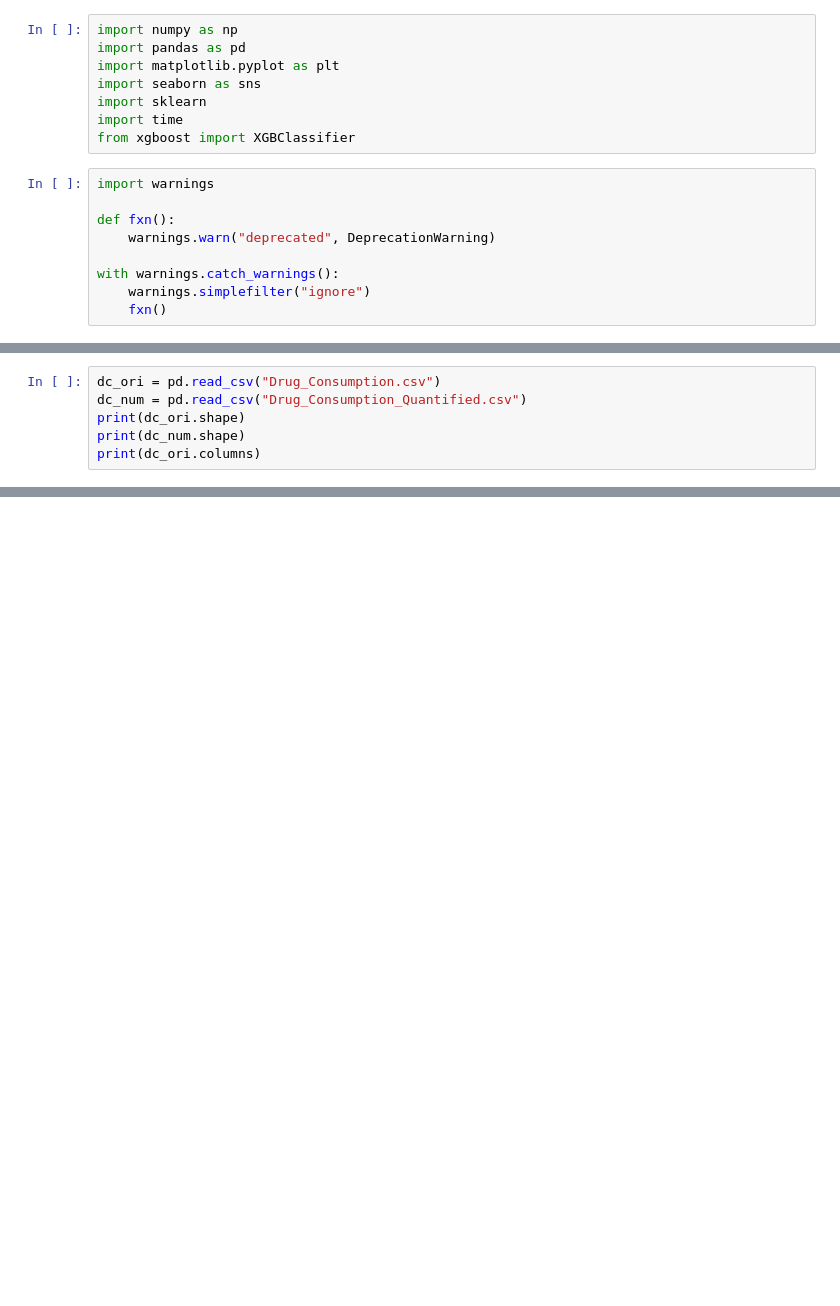
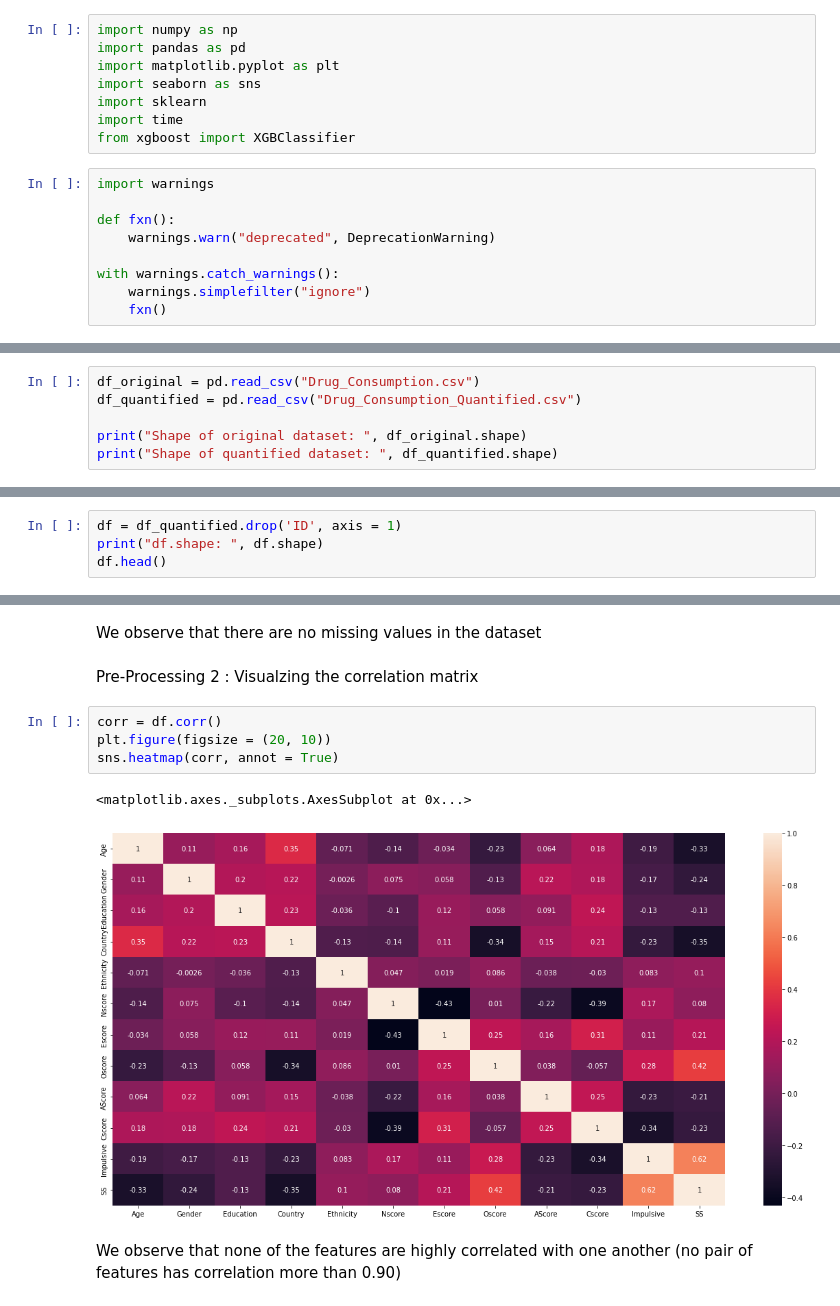
Before and after one commit to zjw548/AML_proj_24, a Jupyter notebook: AML_24_drug_consumption.ipynb, the cells around one changed output, grey strips where cells are left out. Saved outputs shown, nothing was run; the diff lists cells and outputs as text; blank space fills up the shorter version.

Commit message:
Data Pre-Processing
* Checked for missing data
* Visualized Correlation Matrix
* Created subset of dataset (for 12 out of 18 drugs) for 7 class classification

```diff
--- a/AML_24_drug_consumption.ipynb
+++ b/AML_24_drug_consumption.ipynb
@@ -18,7 +20,7 @@ with warnings.catch_warnings():
 # %%
-dc_ori = pd.read_csv("Drug_Consumption.csv")
-dc_num = pd.read_csv("Drug_Consumption_Quantified.csv")
-print(dc_ori.shape)
-print(dc_num.shape)
-print(dc_ori.columns)
+df_original = pd.read_csv("Drug_Consumption.csv")
+df_quantified = pd.read_csv("Drug_Consumption_Quantified.csv")
+
+print("Shape of original dataset: ", df_original.shape)
+print("Shape of quantified dataset: ", df_quantified.shape)
 # %% [output]
@@ -32,0 +51,4 @@ Index(['ID', 'Age', 'Gender', 'Education', 'Country', 'Ethnicity', 'Nscore',
+# %%
+df = df_quantified.drop('ID', axis = 1)
+print("df.shape: ", df.shape)
+df.head()
@@ -32,0 +89,13 @@ Index(['ID', 'Age', 'Gender', 'Education', 'Country', 'Ethnicity', 'Nscore',
+# %% [markdown]
+We observe that there are no missing values in the dataset
+# %% [markdown]
+Pre-Processing 2 : Visualzing the correlation matrix
+# %%
+corr = df.corr()
+plt.figure(figsize = (20, 10))
+sns.heatmap(corr, annot = True)
+# %% [output]
+<matplotlib.axes._subplots.AxesSubplot at 0x...>
+[figure, added]
+# %% [markdown]
+We observe that none of the features are highly correlated with one another (no pair of features has correlation more than 0.90)
```
Also changed, not shown: parts of 26 cells of this notebook.
